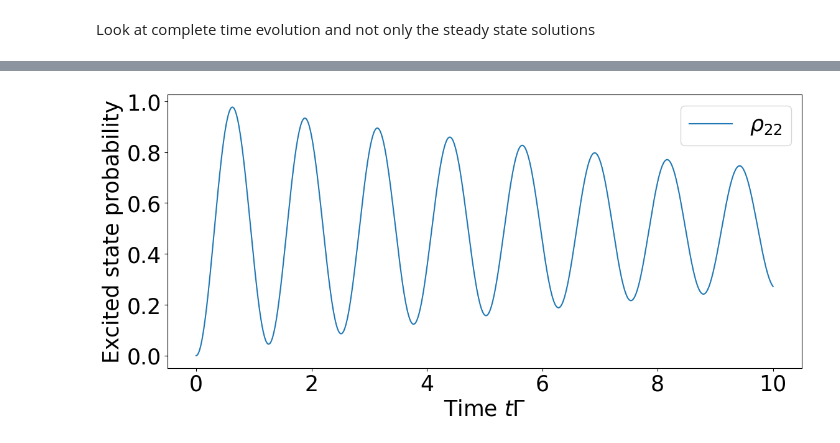
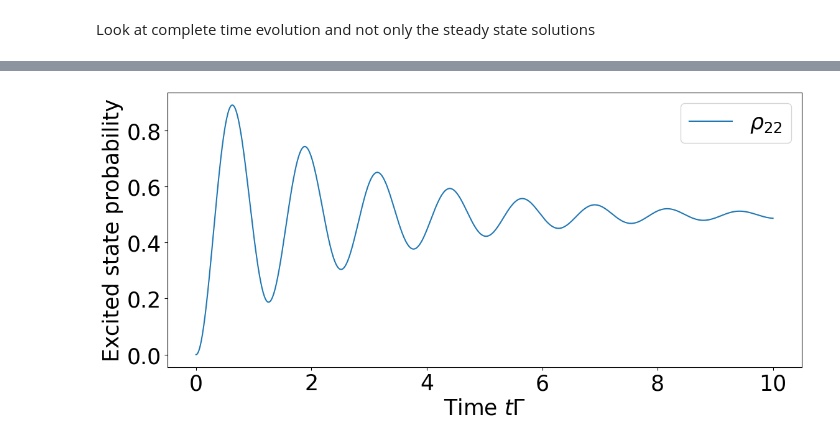
Before and after one commit to pkruyt/laser_cooling, a Jupyter notebook: COOL23/generate-excitation-map-analytical.ipynb, the cells around one changed output, grey strips where cells are left out. Cells and saved outputs as stored; diff of their text form; code cells hidden in the pictures.

```diff
--- a/COOL23/generate-excitation-map-analytical.ipynb
+++ b/COOL23/generate-excitation-map-analytical.ipynb
@@ -273,41 +273,41 @@ def system(t, y, Gamma, Omega):
     return dydt
 
 # Set the parameters
-Gamma = 0.1
+Gamma = 0.5
 Omega = 10.0
 
 # Set the initial conditions
 initial_conditions = [1.0 + 0.0j, 0.0 + 0.0j, 0.0 + 0.0j, 0.0 + 0.0j]
 
 # Set the time span
 t_span = (0, 10)
 
 # Solve the system of differential equations
 solution = solve_ivp(
     fun=lambda t, y: system(t, y, Gamma, Omega),
     t_span=t_span,
     y0=initial_conditions,
     method='RK45',
     dense_output=True
 )
 
 # Plot the results
 t = np.linspace(t_span[0], t_span[1], 1000)
 y = solution.sol(t)
 
 plt.figure(figsize=(12, 6))
 #plt.plot(t, y.T.real)  # Plot only the real part
 # plt.plot(t, y[0].real, label='Re(rho_11)')
 plt.plot(t, y[3].real, label=r'$\rho_{22}$')
 
 plt.xlabel('Time $ t \Gamma$')
 plt.ylabel('Excited state probability')
 plt.legend()
 plt.tight_layout()
 # plt.savefig('Population_evolution.png', dpi=300)
 plt.show()
 # %% [output]
-[figure, old version]
+[figure, new version]
 # %%
 # import numpy as np
 # from scipy.integrate import solve_ivp
```
Also changed, not shown: parts of 3 cells of this notebook, 38 other files.
